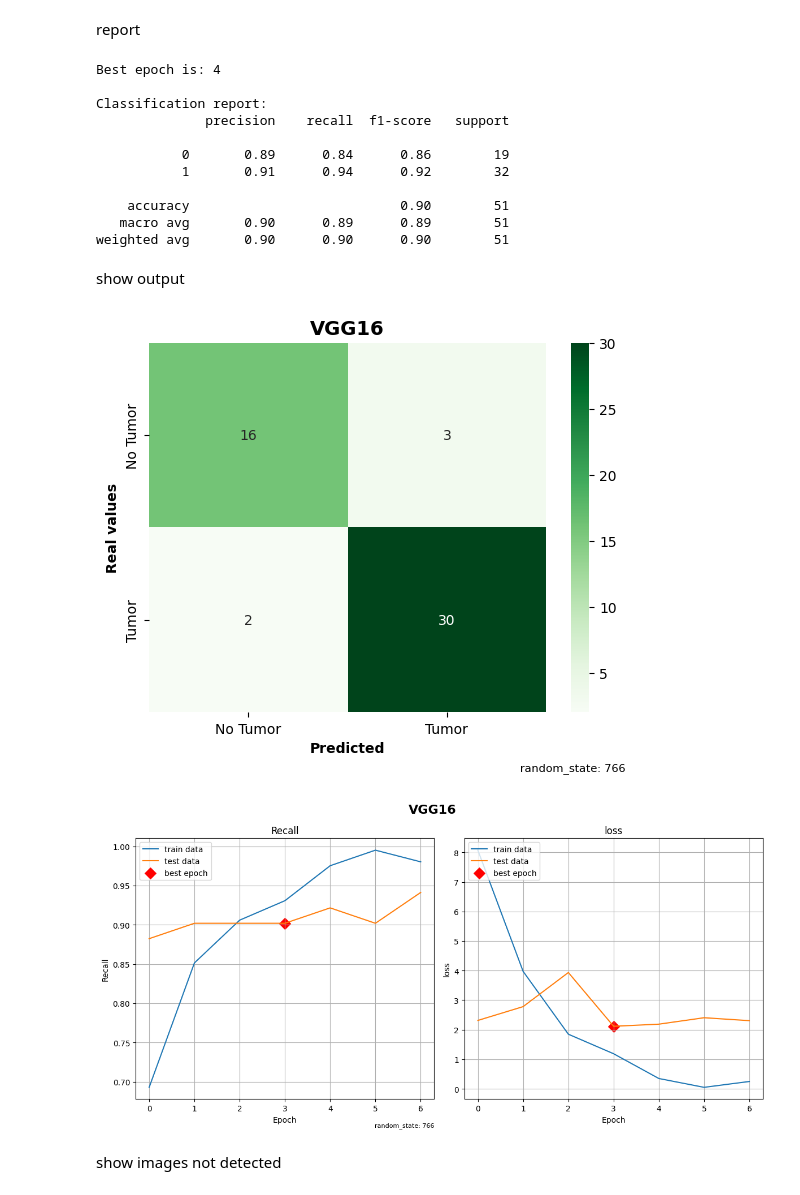
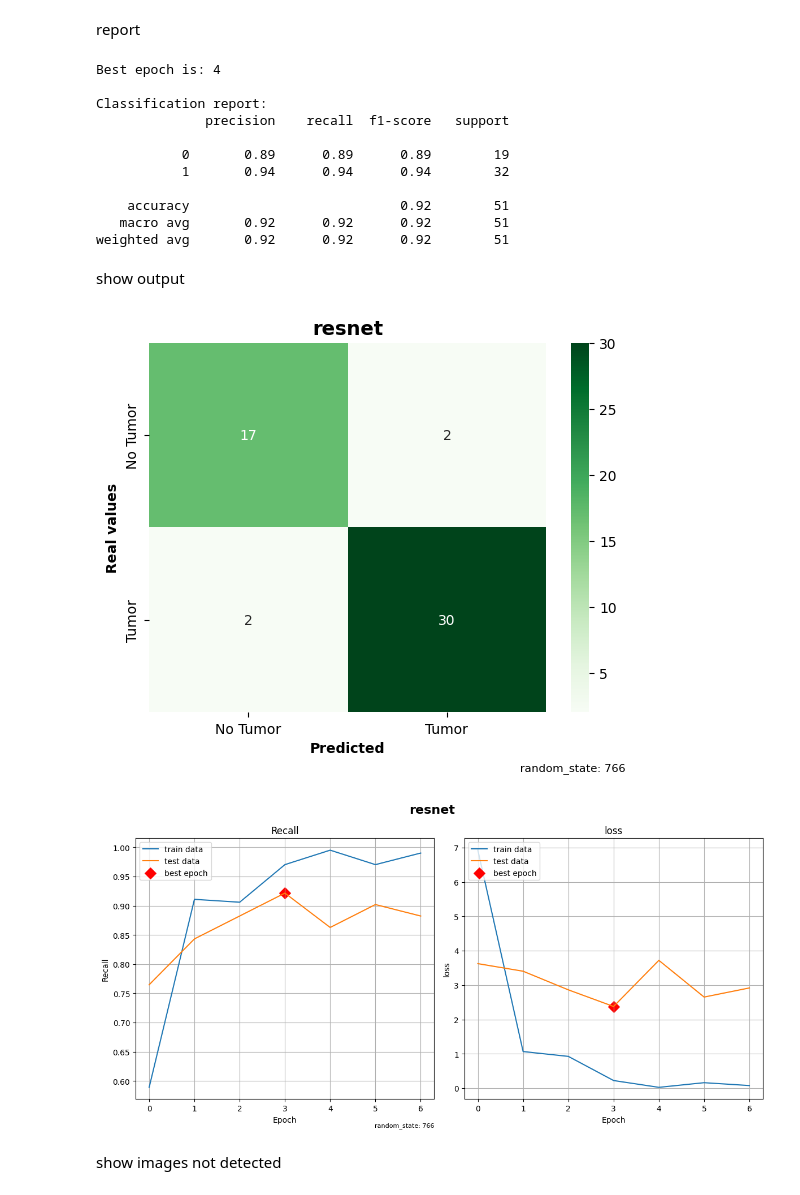
Before and after one commit to gabsbruh/MRI-Tumor-Detection-App, a Jupyter notebook: script/default_model_training.ipynb, the cells around one changed output. Drawn from its saved outputs; the diff is of its cells as text; code cells hidden in the pictures.

```diff
--- a/script/default_model_training.ipynb
+++ b/script/default_model_training.ipynb
@@ -20,8 +19,8 @@ from seaborn import heatmap
 # %% [markdown]
 load data
 # %%
-no_path = '../archive/no'
-yes_path = '../archive/yes'
+no_path = '../archive/brain_tumor_dataset/no'
+yes_path = '../archive/brain_tumor_dataset/yes'
 images = []
 labels = [] # label 0 is no tumor, label 1 tumor occurs
 for path_ in (no_path, yes_path):
@@ -135,7 +134,7 @@ Model: "functional_5"
 train model
 # %%
 # compile with categorical crossentropy, using adam optimizer, where metric to be valued is recall, accuracy
-vgg16_model.compile(optimizer='adam', loss='categorical_crossentropy', metrics=['recall', 'accuracy'])
+resnet_model.compile(optimizer='adam', loss='categorical_crossentropy', metrics=['recall', 'accuracy'])
 
 # callback to stop epochs when satisfying outcome
 early_stopping = EarlyStopping(
@@ -146,7 +145,7 @@ early_stopping = EarlyStopping(
 )
 
 # fit data with validation
-vgg16_history = vgg16_model.fit(X_train, y_train, epochs=30, validation_data=(X_test, y_test), callbacks=[early_stopping], verbose=1)
-vgg16_predictions = vgg16_model.predict(X_test)
+resnet_history = resnet_model.fit(X_train, y_train, epochs=30, validation_data=(X_test, y_test), callbacks=[early_stopping], verbose=1)
+resnet_predictions = resnet_model.predict(X_test)
 # %% [output]
 Epoch 1/30
@@ -167,72 +166,74 @@ Epoch 7/30
 # %% [markdown]
 report
 # %%
-best_epoch = min(range(len(vgg16_history.history['val_loss'])), key=lambda i: vgg16_history.history['val_loss'][i])
+best_epoch = min(range(len(resnet_history.history['val_loss'])), key=lambda i: resnet_history.history['val_loss'][i])
 print(f'Best epoch is: {best_epoch + 1}')
 
 y_test_labels = np.argmax(y_test, axis=1)
-vgg16_predictions_classes = np.argmax(vgg16_predictions, axis=1)
+resnet_predictions_classes = np.argmax(resnet_predictions, axis=1)
 print("\nClassification report:")
-print(classification_report(y_test_labels, vgg16_predictions_classes))
+print(classification_report(y_test_labels, resnet_predictions_classes))
 # %% [output]
 Best epoch is: 4
 
 Classification report:
               precision    recall  f1-score   support
 
-           0       0.89      0.84      0.86        19
-           1       0.91      0.94      0.92        32
+           0       0.89      0.89      0.89        19
+           1       0.94      0.94      0.94        32
 
-    accuracy                           0.90        51
-   macro avg       0.90      0.89      0.89        51
-weighted avg       0.90      0.90      0.90        51
+    accuracy                           0.92        51
+   macro avg       0.92      0.92      0.92        51
+weighted avg       0.92      0.92      0.92        51
 # %% [markdown]
 show output
 # %%
-cf_matrix = confusion_matrix(y_test_labels, vgg16_predictions_classes)
+cf_matrix = confusion_matrix(y_test_labels, resnet_predictions_classes)
 labels_heatmap = ['No Tumor', 'Tumor']
 heatmap(cf_matrix, annot=True, fmt='d', cmap='Greens', xticklabels=labels_heatmap, yticklabels=labels_heatmap)
-plt.title('VGG16', fontweight='bold', fontsize=14)
+plt.title('resnet', fontweight='bold', fontsize=14)
 plt.xlabel("Predicted", fontweight='bold')
 plt.ylabel('Real values', fontweight='bold')
 
 plt.text(1.2, -0.15, f"random_state: {random_state}", fontsize=8, color='black', ha='right', va='center', transform=plt.gca().transAxes)
+plt.savefig("figures/rs_766_resnet_cf.png", dpi=300, bbox_inches='tight')
 plt.show()
 
 
 plt.figure(figsize=(12, 6))
 
 # Name
-plt.suptitle('VGG16', fontweight='bold', fontsize='16')
+plt.suptitle('resnet', fontweight='bold', fontsize='16')
 # Recall
 plt.subplot(1, 2, 1)
-plt.plot(vgg16_history.history['recall'], label='train data')
-plt.plot(vgg16_history.history['val_recall'], label='test data')
-plt.scatter(best_epoch, vgg16_history.history['val_recall'][best_epoch], color='red', marker='D', s=100, label='best epoch')
+plt.plot(resnet_history.history['recall'], label='train data')
+plt.plot(resnet_history.history['val_recall'], label='test data')
+plt.scatter(best_epoch, resnet_history.history['val_recall'][best_epoch], color='red', marker='D', s=100, label='best epoch')
 plt.title('Recall')
 plt.ylabel('Recall')
 plt.xlabel('Epoch')
 plt.legend(loc='upper left')
 plt.grid()
 plt.text(1, -0.1, f"random_state: {random_state}", fontsize=8, color='black', ha='right', va='center', transform=plt.gca().transAxes)
 
 # loss
 plt.subplot(1, 2, 2)
-plt.plot(vgg16_history.history['loss'], label='train data')
-plt.plot(vgg16_history.history['val_loss'], label='test data')
-plt.scatter(best_epoch, vgg16_history.history['val_loss'][best_epoch], color='red', marker='D', s=100, label='best epoch')
+plt.plot(resnet_history.history['loss'], label='train data')
+plt.plot(resnet_history.history['val_loss'], label='test data')
+plt.scatter(best_epoch, resnet_history.history['val_loss'][best_epoch], color='red', marker='D', s=100, label='best epoch')
 plt.title('loss')
 plt.ylabel('loss')
 plt.xlabel('Epoch')
 plt.legend(loc='upper left')
 plt.grid()
 
 
 plt.tight_layout()
+plt.savefig("figures/rs_766_resnet_cf.png", dpi=300, bbox_inches='tight')
 plt.show()
 # %% [output]
-[figure, old version]
+[figure, new version]
-[figure, old version]
+[figure, new version]
 # %% [markdown]
 show images not detected
 # %%
```
Also changed, not shown: parts of 7 cells of this notebook, 30 other files.
